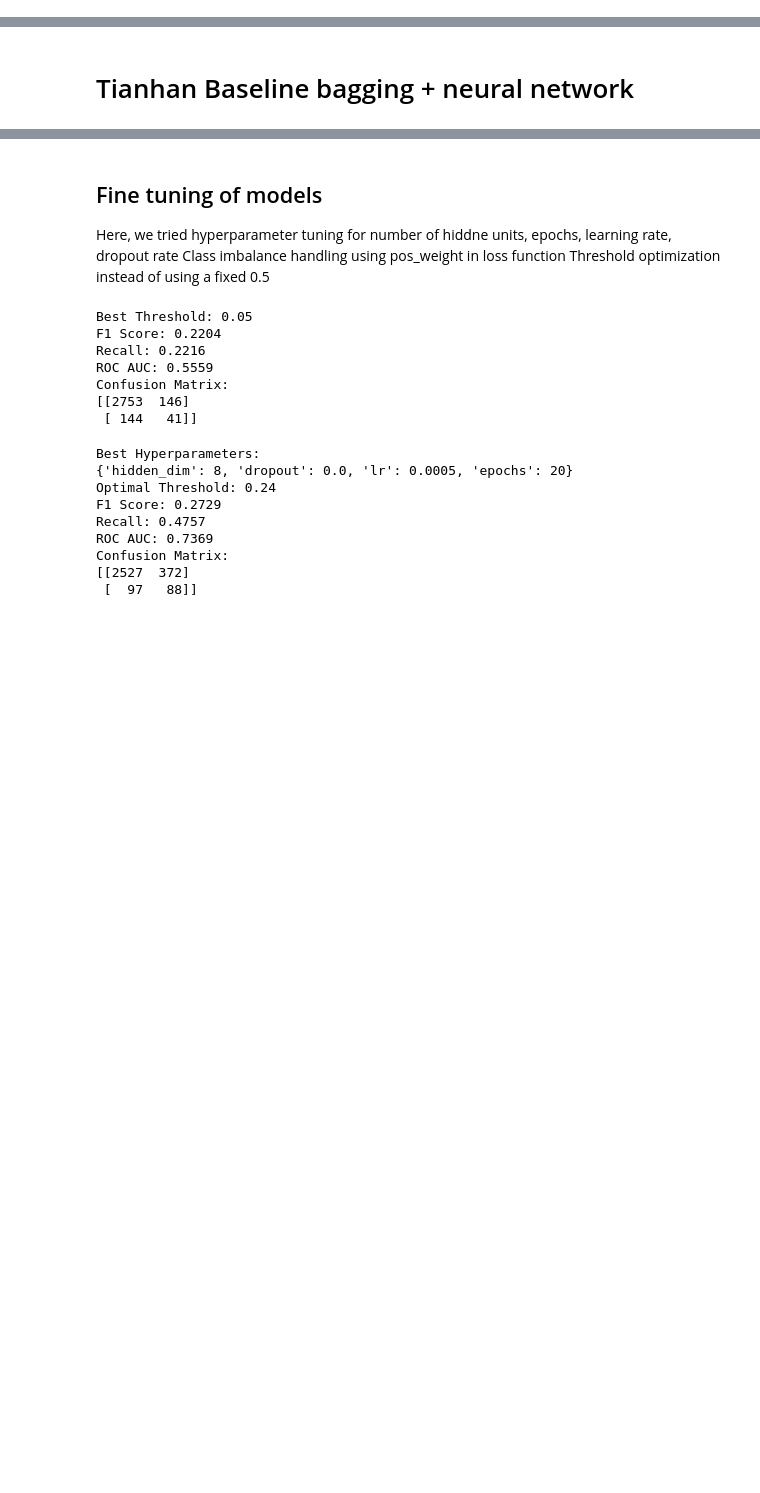
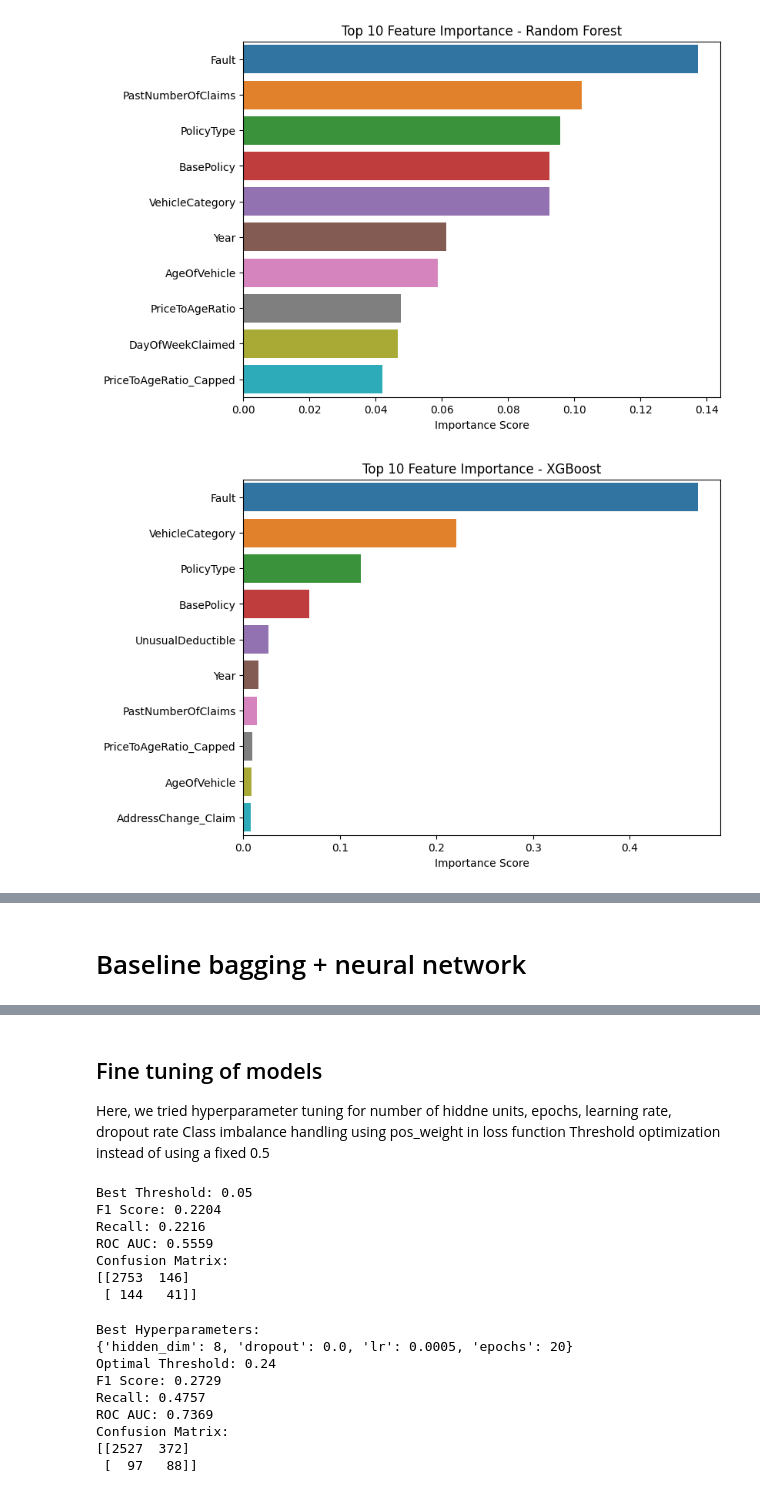
Before and after one commit to haonanah/DSA4263, a Jupyter notebook: ensemble_modelling.ipynb, the cells around one changed output, grey strips where cells are left out. Saved outputs shown, nothing was run; the diff lists cells and outputs as text; code cells hidden in the pictures; blank space fills up the shorter version.

```diff
--- a/ensemble_modelling.ipynb
+++ b/ensemble_modelling.ipynb
@@ -29,3 +54,10 @@ import torch
 import torch.nn as nn
 import torch.optim as optim
 from torch.utils.data import DataLoader, TensorDataset, random_split
+# %%
+train_df_oversampled = pd.read_csv("data/oversampled_data_with_rfecv/train_oversampled.csv")
+test_df_oversampled = pd.read_csv("data/oversampled_data_with_rfecv/test.csv")
+X_train_oversampled = train_df_oversampled.drop(['FraudFound_P'],axis=1)
+y_train_oversampled = train_df_oversampled['FraudFound_P']
+X_test = test_df_oversampled.drop(['FraudFound_P'],axis=1)
+y_test = test_df_oversampled['FraudFound_P']
@@ -31,0 +511,11 @@ from torch.utils.data import DataLoader, TensorDataset, random_split
+# %%
+best_model_lgb = search_lgb.best_estimator_
+y_pred_proba = best_model_lgb.predict_proba(X_test)[:, 1]
+y_pred = (y_pred_proba >= 0.15).astype(int)
+
+# Metrics
+from sklearn.metrics import classification_report, roc_auc_score
+
+print(confusion_matrix(y_test, y_pred))
+print(classification_report(y_test, y_pred))
+print("ROC AUC on validation:", roc_auc_score(y_test, y_pred_proba))
@@ -31,0 +536,27 @@ from torch.utils.data import DataLoader, TensorDataset, random_split
+# %%
+# Feature importance visualization for Random Forest
+rf_importances = pd.Series(best_model_rf.feature_importances_, index=X_train_oversampled.columns).sort_values(ascending=False)
+plt.figure(figsize=(8, 6))
+sns.barplot(x=rf_importances.values[:10], y=rf_importances.index[:10])
+plt.title("Top 10 Feature Importance - Random Forest")
+plt.xlabel("Importance Score")
+plt.show()
+
+# Feature importance visualization for XGBoost
+xgb_importances = pd.Series(best_model_xgb.feature_importances_, index=X_train_oversampled.columns).sort_values(ascending=False)
+plt.figure(figsize=(8, 6))
+sns.barplot(x=xgb_importances.values[:10], y=xgb_importances.index[:10])
+plt.title("Top 10 Feature Importance - XGBoost")
+plt.xlabel("Importance Score")
+plt.show()
+
+# Feature importance visualization for LightGBM
+lgb_importances = pd.Series(best_model_lgb.feature_importances_, index=X_train_oversampled.columns).sort_values(ascending=False)
+plt.figure(figsize=(8, 6))
+sns.barplot(x=lgb_importances.values[:10], y=lgb_importances.index[:10])
+plt.title("Top 10 Feature Importance - LightGBM")
+plt.xlabel("Importance Score")
+plt.show()
+# %% [output]
+[figure, added]
+[figure, added]
@@ -32,5 +564,5 @@ from torch.utils.data import DataLoader, TensorDataset, random_split
 # %% [markdown]
-# Tianhan Baseline bagging + neural network
+# Baseline bagging + neural network
 # %%
 class SimpleNN(nn.Module):
     def __init__(self, input_dim):
```
Also changed, not shown: parts of 41 cells of this notebook, 24 other files.
